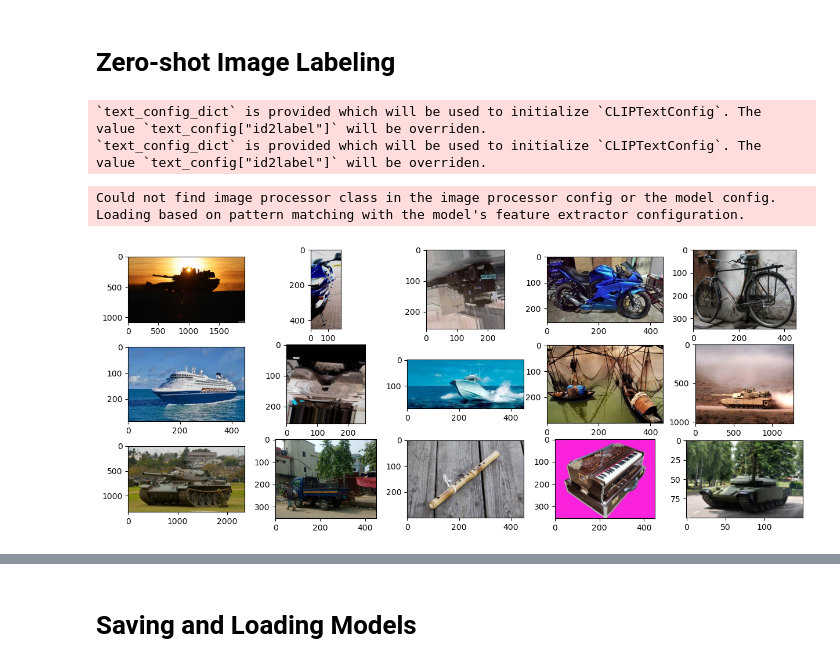
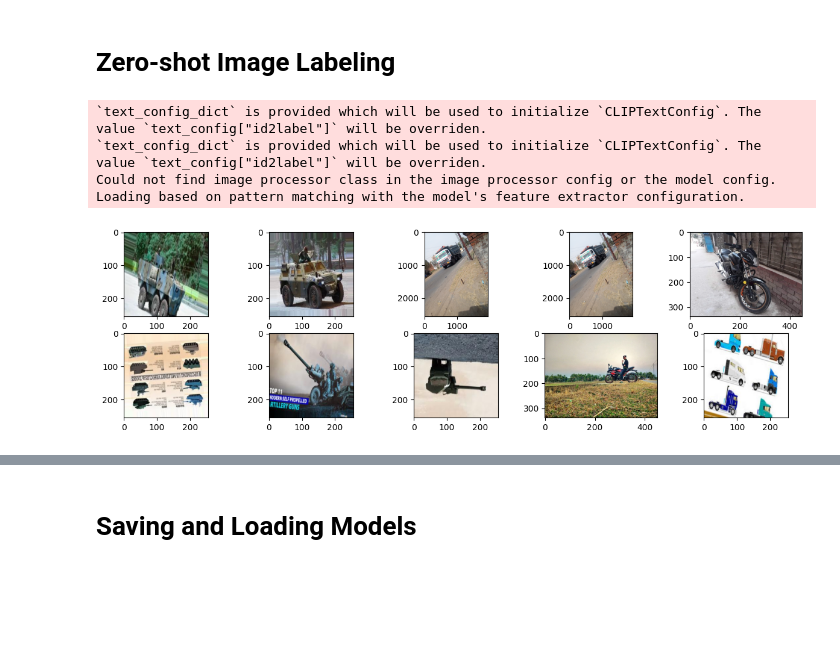
Before and after one commit to ijcruic/rapid-ml-prototyping, a Jupyter notebook: Images/Zero-shot Image Classification.ipynb, the cells around one changed output, grey strips where cells are left out. Saved outputs shown, nothing was run; the diff lists cells and outputs as text; code cells hidden in the pictures; blank space fills up the shorter version.

```diff
--- a/Images/Zero-shot Image Classification.ipynb
+++ b/Images/Zero-shot Image Classification.ipynb
@@ -43,23 +41,24 @@ plot_image_grid([mpimg.imread(i) for i in img_examples])
 # Zero-shot Image Labeling
 # %%
 checkpoint = "openai/clip-vit-large-patch14"
-classifier = pipeline(model=checkpoint, task="zero-shot-image-classification")
+classifier = pipeline(model=checkpoint, task="zero-shot-image-classification", device=0)
 # %% [output]
 `text_config_dict` is provided which will be used to initialize `CLIPTextConfig`. The value `text_config["id2label"]` will be overriden.
 `text_config_dict` is provided which will be used to initialize `CLIPTextConfig`. The value `text_config["id2label"]` will be overriden.
+Could not find image processor class in the image processor config or the model config. Loading based on pattern matching with the model's feature extractor configuration.
-Could not find image processor class in the image processor config or the model config. Loading based on pattern matching with the model's feature extractor configuration.
 # %%
-img_files = [os.path.join(data_dir,i) for i in np.random.choice(os.listdir(data_dir), size=100)]
+img_files = [os.path.join(data_dir,i) for i in np.random.choice(os.listdir(data_dir), size=1000)]
+img_labels = np.max([[1 if i in filename else 0 for i in mil_file_names] for filename in img_files], axis=1)
 
-candidate_labels = ["military vehicle", "car", "truck"]
+candidate_labels = ["military", "non-military"]
 
-threshold= 0.9
+threshold= 0.5
 # %%
 results = classifier(img_files, candidate_labels=candidate_labels)
 # %%
-mil_vehicle_results = np.array([[i['score'] for i in res if i['label'] == "military vehicle"] for res in results]).flatten()
-mil_vehicle_results_files = [imgs[i] for i in np.where(mil_vehicle_results > threshold)[0]-1]
+mil_results = np.array([[i['score'] for i in res if i['label'] == "military"] for res in results]).flatten()
+mil_results_files = [img_files[i] for i in np.where(mil_results > threshold)[0]]
 # %%
-plot_image_grid([mpimg.imread(i) for i in mil_vehicle_results_files])
+plot_image_grid([mpimg.imread(i) for i in mil_results_files][:10])
 # %% [output]
-[figure, old version]
+[figure, new version]
```
Also changed, not shown: parts of 24 cells of this notebook, 1 other file.
